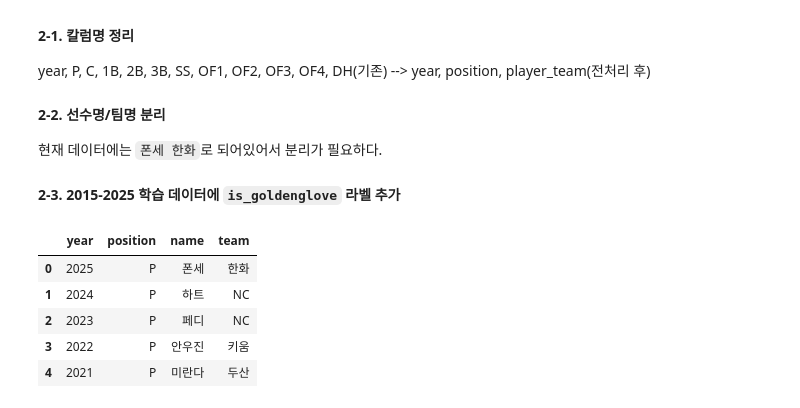
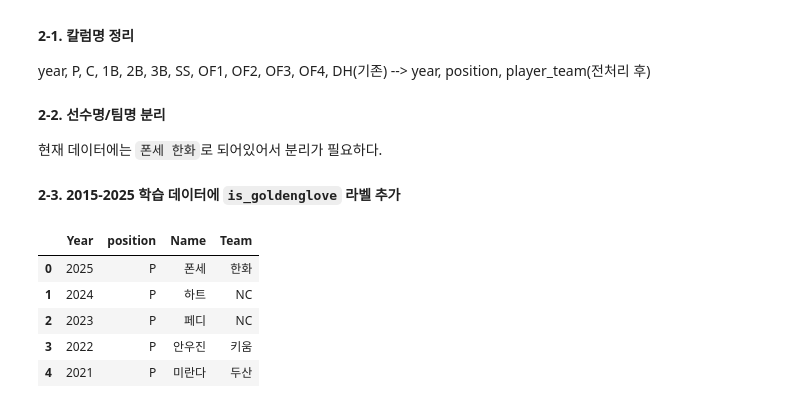
Before and after one commit to dohee-jin/data-mining-final-project, a Jupyter notebook: notebooks/kbo_analysis.ipynb, the cells around one changed output. Cells and saved outputs as stored; diff of their text form; code cells hidden in the pictures.

```diff
--- a/notebooks/kbo_analysis.ipynb
+++ b/notebooks/kbo_analysis.ipynb
@@ -300,34 +475,39 @@ year, P, C, 1B, 2B, 3B, SS, OF1, OF2, OF3, OF4, DH(기존) --> year, position, p
 # 2-1. 칼럼 및 데이터 정리
 position_cols = ["P", "C", "1B", "2B", "3B", "SS", "OF1", "OF2", "OF3", "OF4", "DH"]
 
 golden = golden_glove.melt(
     id_vars = "year",
     value_vars = position_cols,
     var_name = "position",
     value_name = "player_name"
 )
 
 # 빈 값 제거
 golden = golden.dropna(subset=["player_name"])
 
 # OF1..4 -> OF로 통일
 golden["position"] = golden["position"].replace({
     "OF1": "OF",
     "OF2": "OF",
     "OF3": "OF",
     "OF4": "OF"
 })
 
 # 선수명, 팀이름 분리
 golden[["name", 'team']] = golden["player_name"].str.rsplit(" ", n = 1, expand = True)
+
+# Strip whitespace after splitting
+golden["name"] = golden["name"].str.strip()
+golden["team"] = golden["team"].str.strip()
+
 golden = golden[["year", "position", "name", "team"]]
 
 # Rename columns to match Kaggle data's capitalization for merging/matching later
 golden = golden.rename(columns={"year": "Year", "name": "Name", "team": "Team"})
 
 golden.head()
 # %% [output]
-|  | year | position | name | team |
+|  | Year | position | Name | Team |
 | 0 | 2025 | P | 폰세 | 한화 |
 | 1 | 2024 | P | 하트 | NC |
 | 2 | 2023 | P | 페디 | NC |
```
Also changed, not shown: parts of 19 cells of this notebook.
